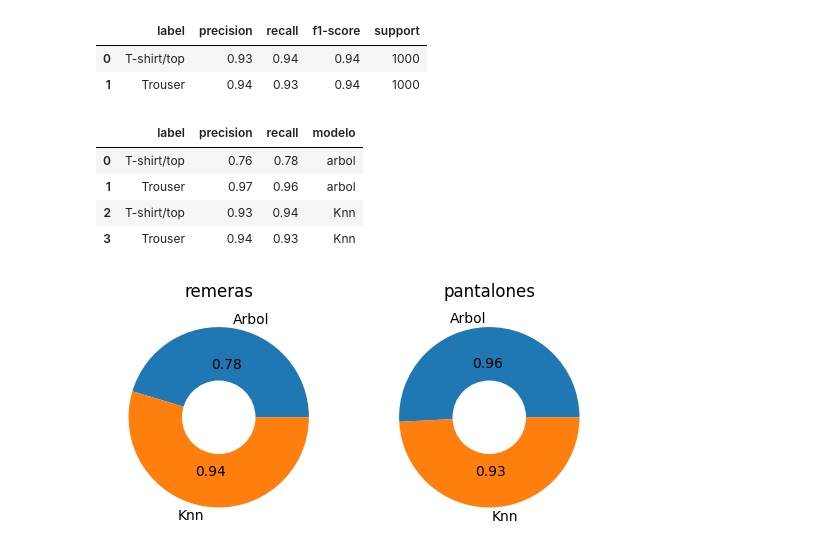
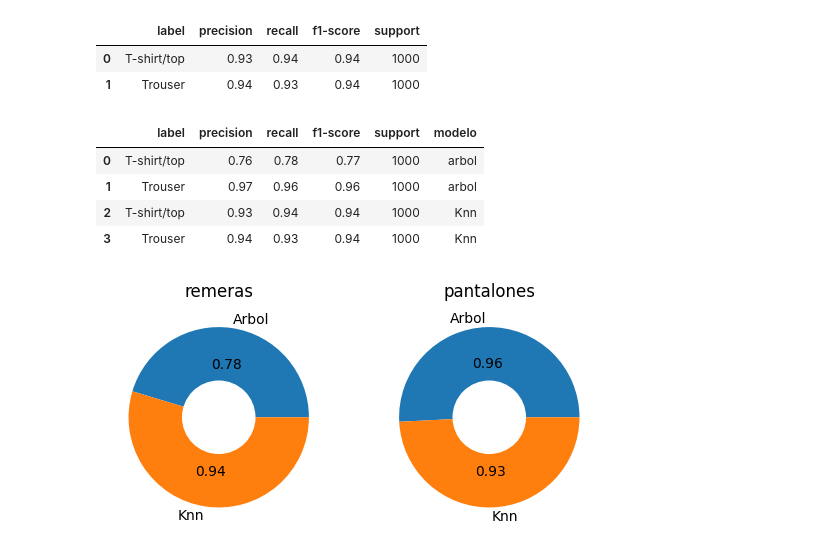
Before and after one commit to agusruss0/TP2-LDD-2C-2023, a Jupyter notebook: fashion_GLA.ipynb, the cells around one changed output. Saved outputs shown, nothing was run; the diff lists cells and outputs as text; code cells hidden in the pictures.

```diff
--- a/fashion_GLA.ipynb
+++ b/fashion_GLA.ipynb
@@ -359,18 +361,18 @@ reporteKnn
 # %%
 reporteKnn["modelo"] = ["Knn", "Knn"]
 reporteArbolRemPant = reporteArbol.drop(index=[2,3,4,5,6,7,8,9])
 reporteArbolRemPant["modelo"] = ["arbol", "arbol"]
 
 reporte = pd.DataFrame(reporteArbolRemPant)
-reporte = reporte.append(reporteKnn, ignore_index=True)
+reporte2 = pd.concat([reporte, reporteKnn],ignore_index=True)
 reporte = reporte.drop(columns=["f1-score","support"])
-reporte
+reporte2
 # %% [output]
-|  | label | precision | recall | modelo |
-| 0 | T-shirt/top | 0.76 | 0.78 | arbol |
-| 1 | Trouser | 0.97 | 0.96 | arbol |
-| 2 | T-shirt/top | 0.93 | 0.94 | Knn |
-| 3 | Trouser | 0.94 | 0.93 | Knn |
+|  | label | precision | recall | f1-score | support | modelo |
+| 0 | T-shirt/top | 0.76 | 0.78 | 0.77 | 1000 | arbol |
+| 1 | Trouser | 0.97 | 0.96 | 0.96 | 1000 | arbol |
+| 2 | T-shirt/top | 0.93 | 0.94 | 0.94 | 1000 | Knn |
+| 3 | Trouser | 0.94 | 0.93 | 0.94 | 1000 | Knn |
 # %%
 remerasKNN = reporteKnn[reporteKnn["label"]=="T-shirt/top"]
 remerasARBOL = reporteArbol[reporteArbol["label"]=="T-shirt/top"]
```
Also changed, not shown: parts of 8 cells of this notebook.
